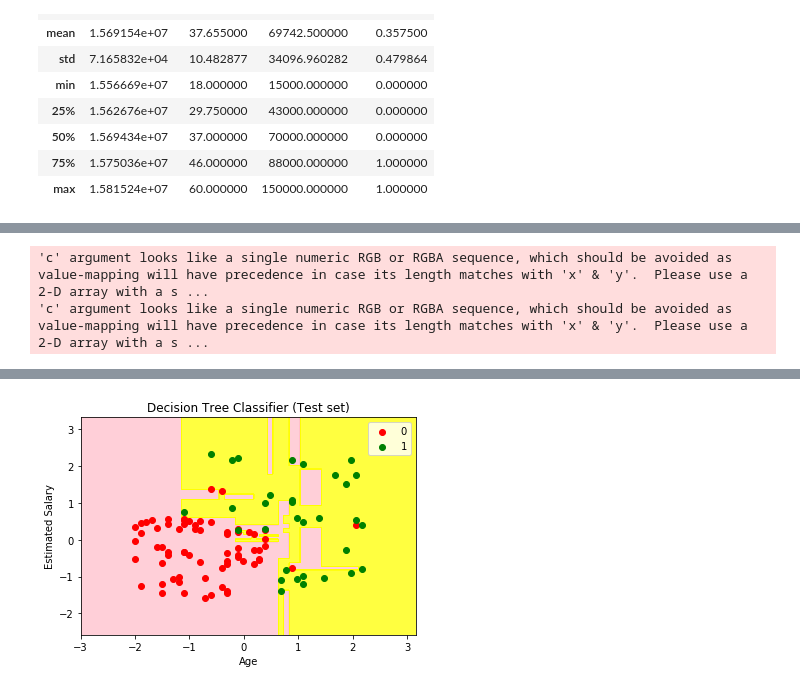
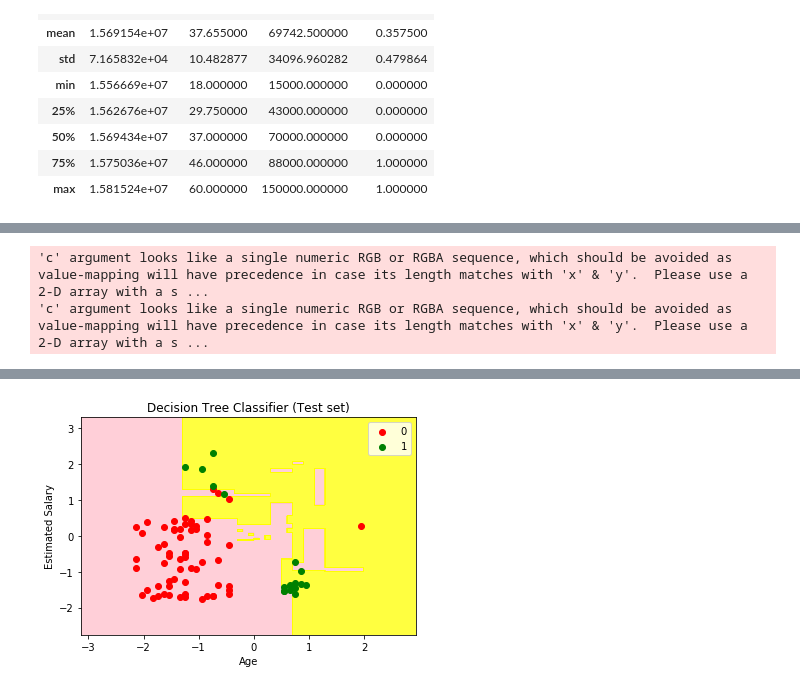
Before and after one commit to Nikunj2102/SocialNetworkAdsClassifier, a Jupyter notebook: DecisionTrees.ipynb, the cells around one changed output, grey strips where cells are left out. Saved outputs shown, nothing was run; the diff lists cells and outputs as text; code cells hidden in the pictures.

```diff
--- a/DecisionTrees.ipynb
+++ b/DecisionTrees.ipynb
@@ -39,3 +32,0 @@ Y = datasets.iloc[:, 4].values
-# %%
-#Splitting the dataset into testing and training datasets
-X_Train,X_Test,Y_Train,Y_Test = train_test_split(X,Y, test_size = 0.25, random_state = 0)
@@ -85,20 +33,79 @@ X_Set, Y_Set = X_Test, Y_Test
 # %%
-X1, X2 = np.meshgrid(np.arange(start = X_Set[:, 0].min() - 1, stop = X_Set[:, 0].max() + 1, step = 0.01),
+X = datasets.iloc[:, [2,3]].values
+Y = datasets.iloc[:, 4].values
+
+kf = KFold(n_splits = 5)
+f1score = []
+f1scoreBagging = []
+for train_index , test_index in kf.split(X):
+    X_Train,X_Test = X[train_index],X[test_index]
+    Y_Train,Y_Test = Y[train_index],Y[test_index]
+
+    #Feature Scaling
+    sc_X = StandardScaler()
+    X_Train = sc_X.fit_transform(X_Train)
+    X_Test = sc_X.transform(X_Test)
+
+    #FITTING THE CLASSIFIER INTO THE TRAINING SET
+
+    classifier = tree.DecisionTreeClassifier()
+    classifierBagging = BaggingClassifier(n_estimators = 125 , random_state = 0)
+    classifier.fit(X_Train,Y_Train)
+    classifierBagging.fit(X_Train,Y_Train)
+
+    #PREDICTING THE TEST SET RESULTS
+    Y_Pred = classifier.predict(X_Test)
+    Y_Pred_Bagging = classifierBagging.predict(X_Test)
+
+    #Making confusion matrix
+    cm = confusion_matrix(Y_Test, Y_Pred)
+    cm_bagging = confusion_matrix(Y_Test,Y_Pred_Bagging)
+    print("W/O", cm,"\n")
+    print("W:", cm_bagging)
+
+    X_Set, Y_Set = X_Test, Y_Test
+
+    #Plotting
+    X1, X2 = np.meshgrid(np.arange(start = X_Set[:, 0].min() - 1, stop = X_Set[:, 0].max() + 1, step = 0.01),
                      np.arange(start = X_Set[:, 1].min() - 1, stop = X_Set[:, 1].max() + 1, step = 0.01))
 
+    #Without bagging
+    plt.contourf(X1, X2, classifier.predict(np.array([X1.ravel(), X2.ravel()]).T).reshape(X1.shape),
+                 alpha = 0.75, cmap = ListedColormap(('pink', 'yellow')))
+    plt.xlim(X1.min(), X1.max())
+    plt.ylim(X2.min(), X2.max())
+    for i, j in enumerate(np.unique(Y_Set)):
+        plt.scatter(X_Set[Y_Set == j, 0], X_Set[Y_Set == j, 1],
+                    c = ListedColormap(('red', 'green'))(i), label = j)
+    plt.title('Decision Tree Classifier (Test set)')
+    plt.xlabel('Age')
+    plt.ylabel('Estimated Salary')
+    plt.legend()
+    plt.show()
 
-plt.contourf(X1, X2, classifier.predict(np.array([X1.ravel(), X2.ravel()]).T).reshape(X1.shape),
-             alpha = 0.75, cmap = ListedColormap(('pink', 'yellow')))
-plt.xlim(X1.min(), X1.max())
-plt.ylim(X2.min(), X2.max())
-for i, j in enumerate(np.unique(Y_Set)):
-    plt.scatter(X_Set[Y_Set == j, 0], X_Set[Y_Set == j, 1],
-                c = ListedColormap(('red', 'green'))(i), label = j)
-plt.title('Decision Tree Classifier (Test set)')
-plt.xlabel('Age')
-plt.ylabel('Estimated Salary')
-plt.legend()
-plt.show()
+    #With Bagging
+    plt.contourf(X1, X2, classifierBagging.predict(np.array([X1.ravel(), X2.ravel()]).T).reshape(X1.shape),
+                 alpha = 0.75, cmap = ListedColormap(('pink', 'yellow')))
+    plt.xlim(X1.min(), X1.max())
+    plt.ylim(X2.min(), X2.max())
+    for i, j in enumerate(np.unique(Y_Set)):
+        plt.scatter(X_Set[Y_Set == j, 0], X_Set[Y_Set == j, 1],
+                    c = ListedColormap(('red', 'green'))(i), label = j)
+    plt.title('Bagged Decision Tree (Test set)')
+    plt.xlabel('Age')
+    plt.ylabel('Estimated Salary')
+    plt.legend()
+    plt.show()
+
+    #Calculating the F1 Score
+    varBag = classification_report(Y_Test,Y_Pred_Bagging,output_dict=True)['weighted avg']['f1-score']
+    f1scoreBagging.append(varBag)
+
+    var = classification_report(Y_Test,Y_Pred,output_dict=True)['weighted avg']['f1-score']
+    f1score.append(var)
+
+print("Mean F1-Score(Bagging) :", mean(f1scoreBagging),"\n")
+print("Mean F1-Score(Without) :", mean(f1score))
 # %% [output]
 'c' argument looks like a single numeric RGB or RGBA sequence, which should be avoided as value-mapping will have precedence in case its length matches with 'x' & 'y'.  Please use a 2-D array with a s ...
 'c' argument looks like a single numeric RGB or RGBA sequence, which should be avoided as value-mapping will have precedence in case its length matches with 'x' & 'y'.  Please use a 2-D array with a s ...
@@ -105 +117 @@ plt.show()
-[figure, old version]
+[figure, new version]
```
Also changed, not shown: parts of 19 cells of this notebook, 1 other file.
